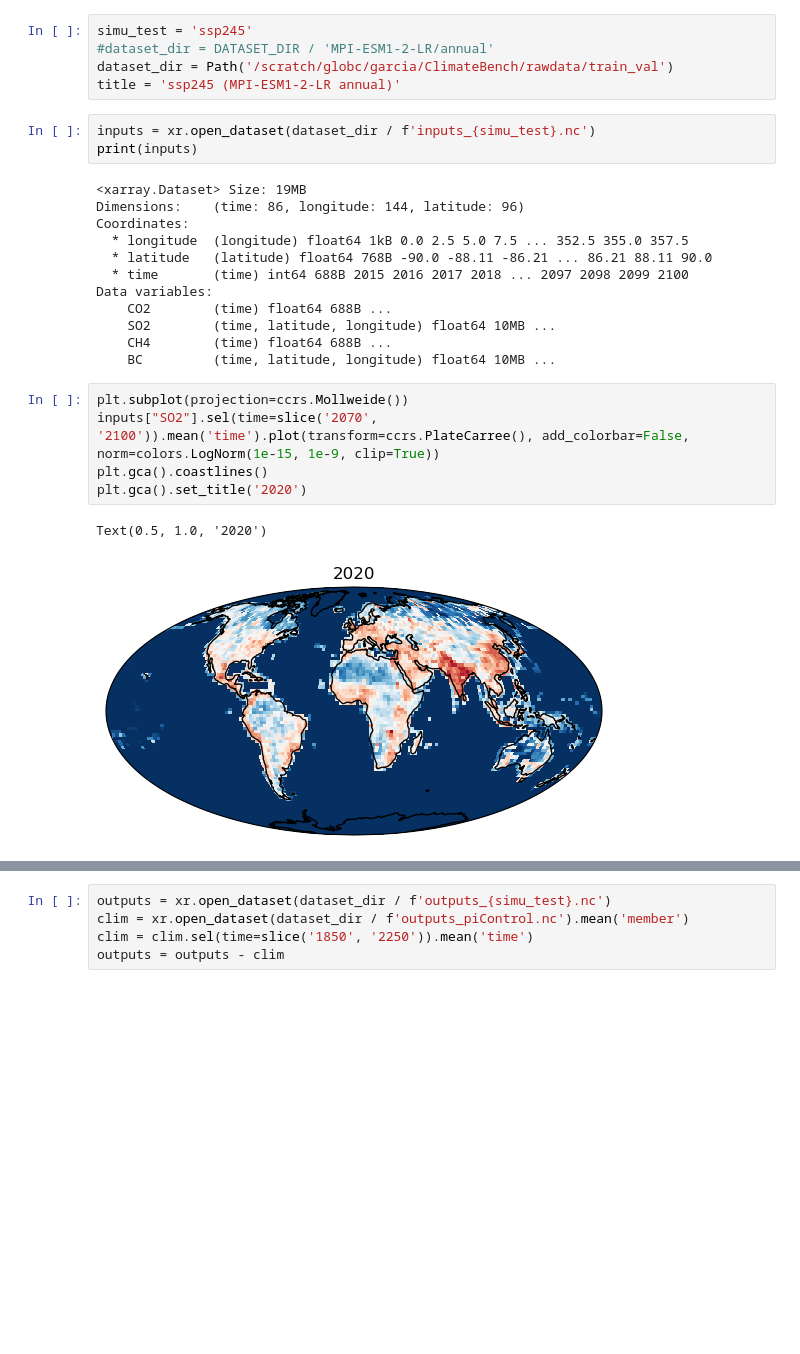
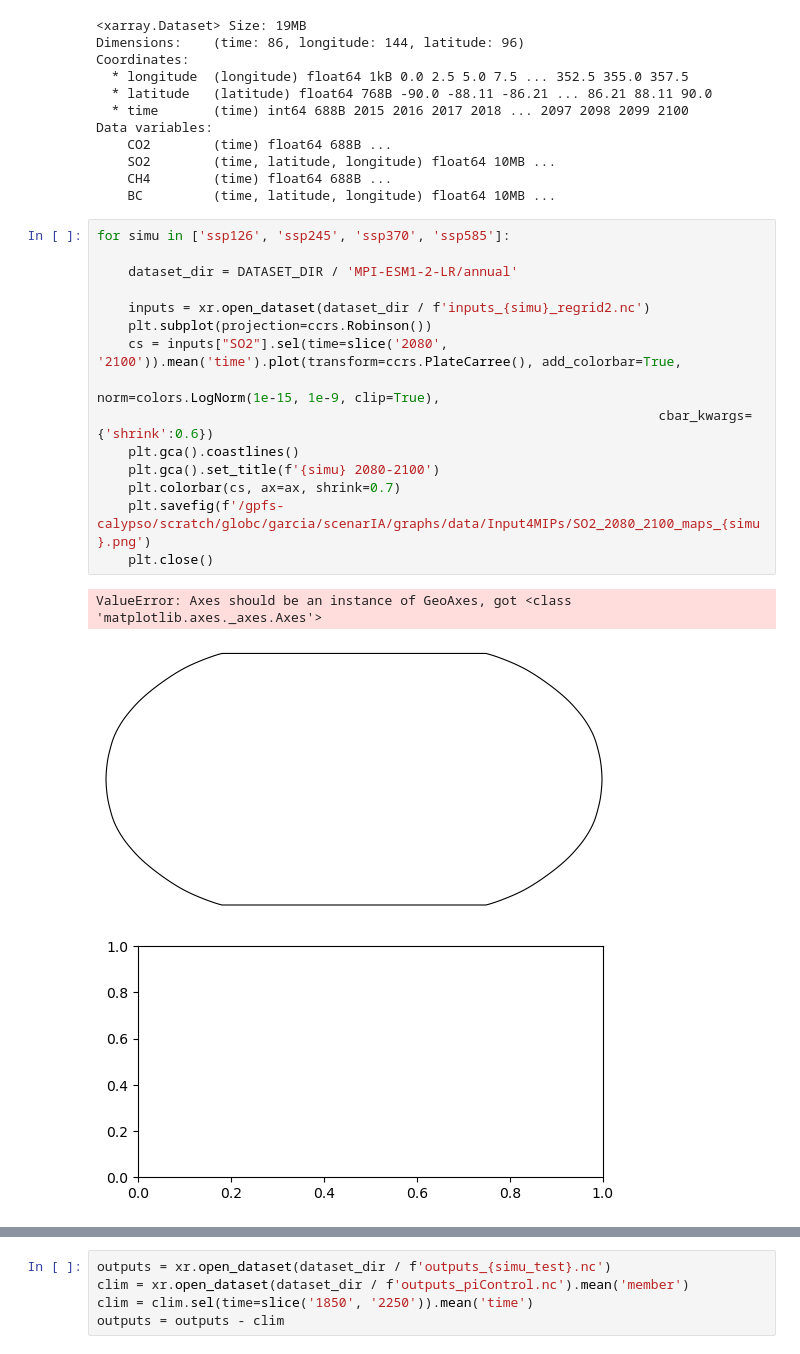
Before and after one commit to zoeleila/scenarIA, a Jupyter notebook: src/plots/explore_test_dataset.ipynb, the cells around one changed output, grey strips where cells are left out. Drawn from its saved outputs; the diff is of its cells as text; blank space fills up the shorter version.

```diff
--- a/src/plots/explore_test_dataset.ipynb
+++ b/src/plots/explore_test_dataset.ipynb
@@ -12,14 +12,7 @@ os.chdir(Path('/home/globc/garcia/'))
 
 from scenarIA.src.utils.plotutils import plot_mean_std_simulations
 from scenarIA.src.utils.settings import DATASET_DIR, GRAPHS_DIR
-# %%
-simu_test = 'ssp245'
-#dataset_dir = DATASET_DIR / 'MPI-ESM1-2-LR/annual'
-dataset_dir = Path('/scratch/globc/garcia/ClimateBench/rawdata/train_val')
-title = 'ssp245 (MPI-ESM1-2-LR annual)'
 # %%
-inputs = xr.open_dataset(dataset_dir / f'inputs_{simu_test}.nc')
-print(inputs)
 # %% [output]
 <xarray.Dataset> Size: 19MB
 Dimensions:    (time: 86, longitude: 144, latitude: 96)
@@ -33,10 +26,21 @@ Data variables:
     CH4        (time) float64 688B ...
     BC         (time, latitude, longitude) float64 10MB ...
 # %%
-plt.subplot(projection=ccrs.Mollweide())
-inputs["SO2"].sel(time=slice('2070', '2100')).mean('time').plot(transform=ccrs.PlateCarree(), add_colorbar=False, norm=colors.LogNorm(1e-15, 1e-9, clip=True))
-plt.gca().coastlines()
-plt.gca().set_title('2020')
+for simu in ['ssp126', 'ssp245', 'ssp370', 'ssp585']:
+
+    dataset_dir = DATASET_DIR / 'MPI-ESM1-2-LR/annual'
+
+    inputs = xr.open_dataset(dataset_dir / f'inputs_{simu}_regrid2.nc')
+    plt.subplot(projection=ccrs.Robinson())
+    cs = inputs["SO2"].sel(time=slice('2080', '2100')).mean('time').plot(transform=ccrs.PlateCarree(), add_colorbar=True,
+                                                                         norm=colors.LogNorm(1e-15, 1e-9, clip=True),
+                                                                        cbar_kwargs= {'shrink':0.6})
+    plt.gca().coastlines()
+    plt.gca().set_title(f'{simu} 2080-2100')
+    plt.colorbar(cs, ax=ax, shrink=0.7)
+    plt.savefig(f'/gpfs-calypso/scratch/globc/garcia/scenarIA/graphs/data/Input4MIPs/SO2_2080_2100_maps_{simu}.png')
+    plt.close()
 # %% [output]
-Text(0.5, 1.0, '2020')
+ValueError: Axes should be an instance of GeoAxes, got <class 'matplotlib.axes._axes.Axes'>
-[figure, old version]
+[figure, new version]
+[figure, added]
```
Also changed, not shown: parts of 2 cells of this notebook, 9 other files.
